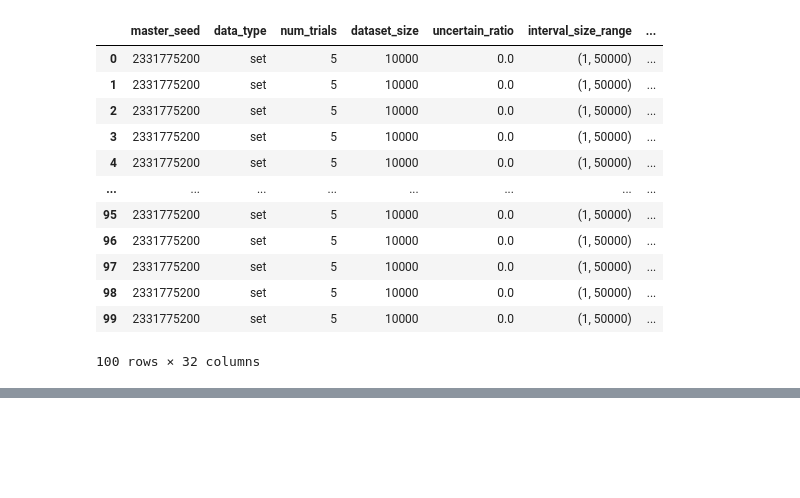
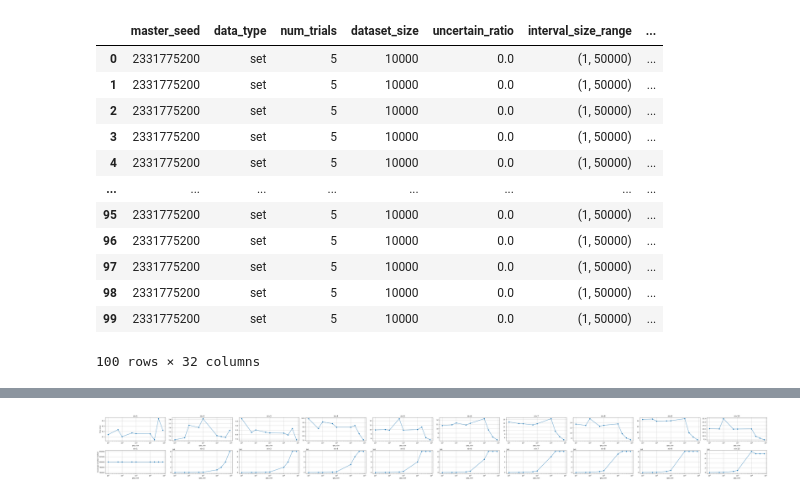
Before and after one commit to asxvi/uadb, a Jupyter notebook: experimentRunner/notebooks/CupAnalysis.ipynb, the cells around one changed output, grey strips where cells are left out. Drawn from its saved outputs; the diff is of its cells as text; code cells hidden in the pictures; blank space fills up the shorter version.

```diff
--- a/experimentRunner/notebooks/CupAnalysis.ipynb
+++ b/experimentRunner/notebooks/CupAnalysis.ipynb
@@ -234,0 +166,6 @@ plt.show()
+# %%
+paths = ['data/results/2415844636/ni_gap_sweep_n10k/ni_gap_red3_1_sweep//results_sd2415844636.csv']
+df = load_all_csvs(paths)
+df['gap_size_range_tuple'] = df['gap_size_range'].apply(ast.literal_eval)
+df['reduce_triggerSz_sizeLim_tuple'] = df['reduce_triggerSz_sizeLim'].apply(ast.literal_eval)
+df
@@ -234,0 +186,33 @@ plt.show()
+# %%
+gap_params = sorted(df['gap_size'].unique())
+# [10, 50, 100, 500, 1000, 10000, 20000, 40000, 80000]
+n = len(df['num_intervals'].unique())
+fig, axes=  plt.subplots(2, n, figsize=(6*n,6))
+for i, ni in enumerate(sorted(df['num_intervals'].unique())):
+    df_ni = df[df['num_intervals'] == ni].copy()
+
+    # PLot 1: time
+    ax = axes[0, i]
+    y = df_ni['sum_time_mean']
+    ax.plot(gap_params, y, marker='o')
+    ax.set_title(f'ni={ni}')
+    ax.set_xlabel('gap_size')
+    ax.grid(True)
+    ax.set_xscale('log')
+
+    # Plot 2: coverage
+    ax = axes[1, i]
+    y = df_ni['result_coverage_mean']
+    ax.plot(gap_params, y, marker='o')
+    ax.set_title(f'ni={ni}')
+    ax.set_xlabel('gap_size')
+    ax.grid(True)
+    ax.set_xscale('log')
+
+axes[0][0].set_ylabel('Time (ms)')
+axes[1][0].set_ylabel('Coverage (smaller=better)')
+plt.tight_layout()
+plt.savefig('./graphics/gapSweepN10k.jpg')
+plt.show()
+# %% [output]
+[figure, added]
```
Also changed, not shown: parts of 10 cells of this notebook, 7 other files.
